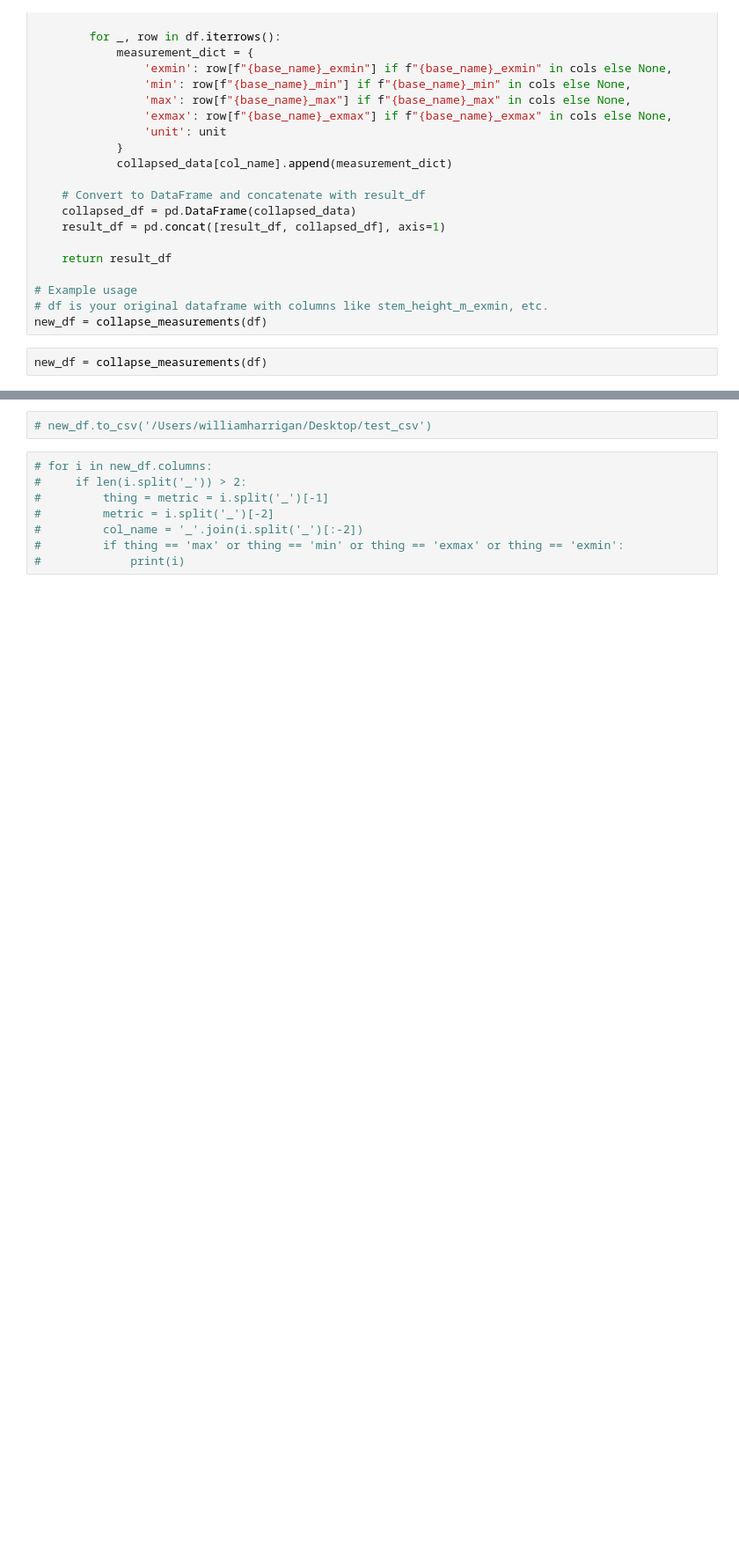
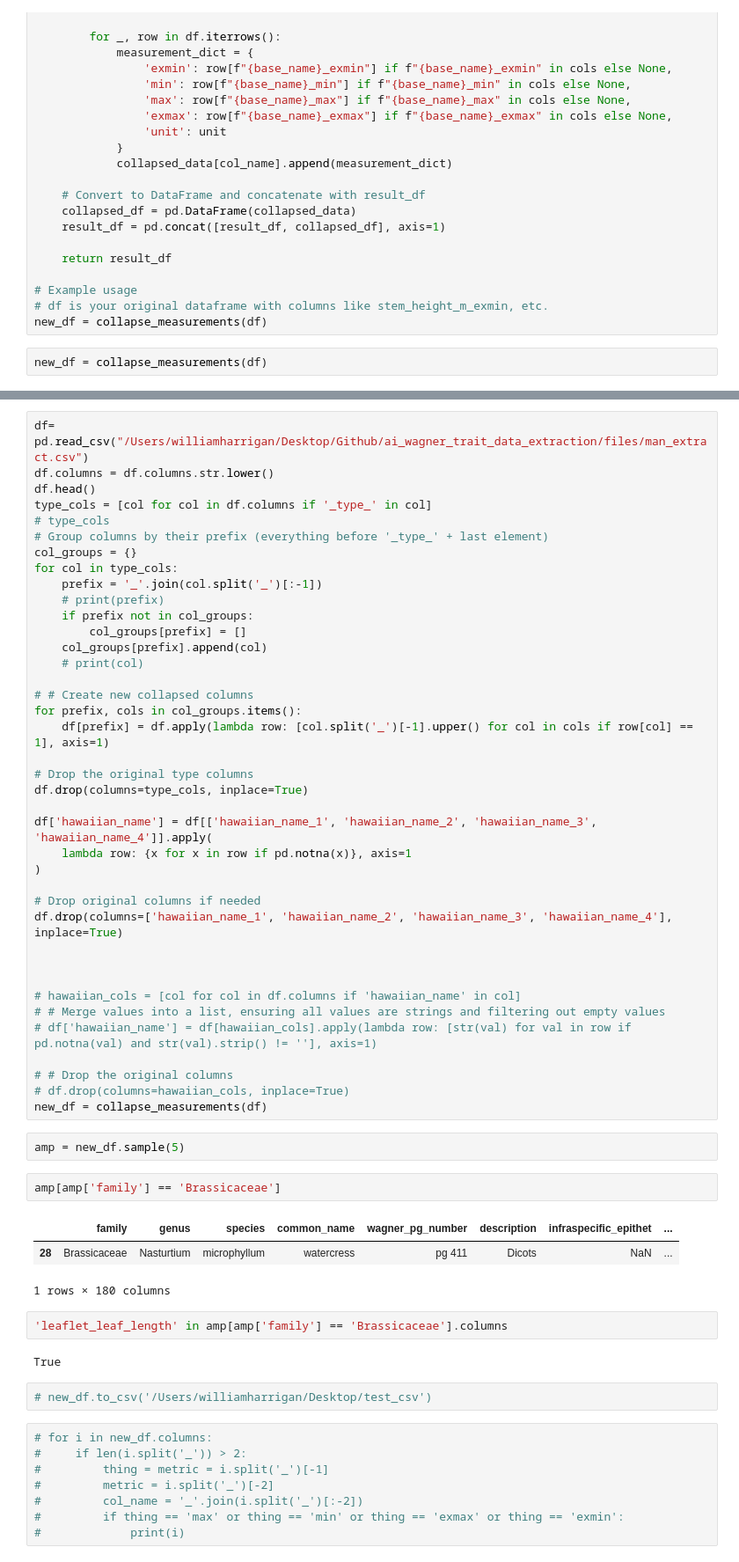
Before and after one commit to WillHarrigan/ai_wagner_trait_data_extraction, a Jupyter notebook: ipynb/model_testing_wagner_data_extraction.ipynb, the cells around one changed output, grey strips where cells are left out. Shown at 88% size. Cells and saved outputs as stored; diff of their text form; blank space fills up the shorter version.

```diff
--- a/ipynb/model_testing_wagner_data_extraction.ipynb
+++ b/ipynb/model_testing_wagner_data_extraction.ipynb
@@ -957,3 +1149,54 @@ new_df
+# %%
+df= pd.read_csv("/Users/williamharrigan/Desktop/Github/ai_wagner_trait_data_extraction/files/man_extract.csv")
+df.columns = df.columns.str.lower()
+df.head()
+type_cols = [col for col in df.columns if '_type_' in col]
+# type_cols
+# Group columns by their prefix (everything before '_type_' + last element)
+col_groups = {}
+for col in type_cols:
+    prefix = '_'.join(col.split('_')[:-1])
+    # print(prefix)
+    if prefix not in col_groups:
+        col_groups[prefix] = []
+    col_groups[prefix].append(col)
+    # print(col)
+
+# # Create new collapsed columns
+for prefix, cols in col_groups.items():
+    df[prefix] = df.apply(lambda row: [col.split('_')[-1].upper() for col in cols if row[col] == 1], axis=1)
+
+# Drop the original type columns
+df.drop(columns=type_cols, inplace=True)
+
+df['hawaiian_name'] = df[['hawaiian_name_1', 'hawaiian_name_2', 'hawaiian_name_3', 'hawaiian_name_4']].apply(
+    lambda row: {x for x in row if pd.notna(x)}, axis=1
+)
+
+# Drop original columns if needed
+df.drop(columns=['hawaiian_name_1', 'hawaiian_name_2', 'hawaiian_name_3', 'hawaiian_name_4'], inplace=True)
+
+
+
+# hawaiian_cols = [col for col in df.columns if 'hawaiian_name' in col]
+# # Merge values into a list, ensuring all values are strings and filtering out empty values
+# df['hawaiian_name'] = df[hawaiian_cols].apply(lambda row: [str(val) for val in row if pd.notna(val) and str(val).strip() != ''], axis=1)
+
+# # Drop the original columns
+# df.drop(columns=hawaiian_cols, inplace=True)
+new_df = collapse_measurements(df)
+# %%
+amp = new_df.sample(5)
+# %%
+amp[amp['family'] == 'Brassicaceae']
+# %% [output]
+|  | family | genus | species | common_name | wagner_pg_number | description | infraspecific_epithet | ... |
+| 28 | Brassicaceae | Nasturtium | microphyllum | watercress | pg 411 | Dicots | NaN | ... |
+1 rows × 180 columns
+# %%
+'leaflet_leaf_length' in amp[amp['family'] == 'Brassicaceae'].columns
+# %% [output]
+True
 # %%
 # new_df.to_csv('/Users/williamharrigan/Desktop/test_csv')
 # %%
```
Also changed, not shown: parts of 18 cells of this notebook, 1 other file.
